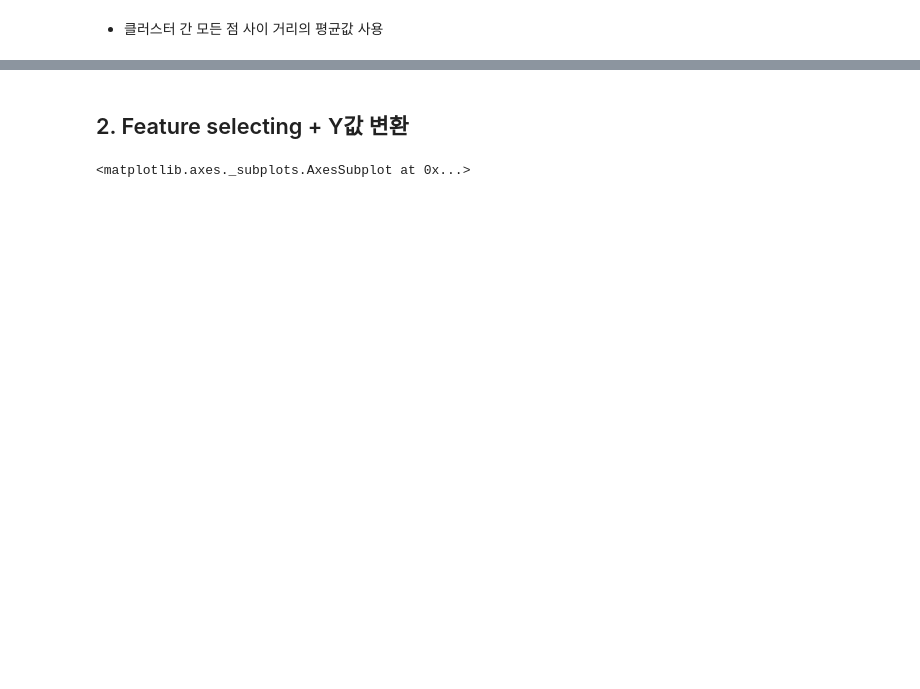
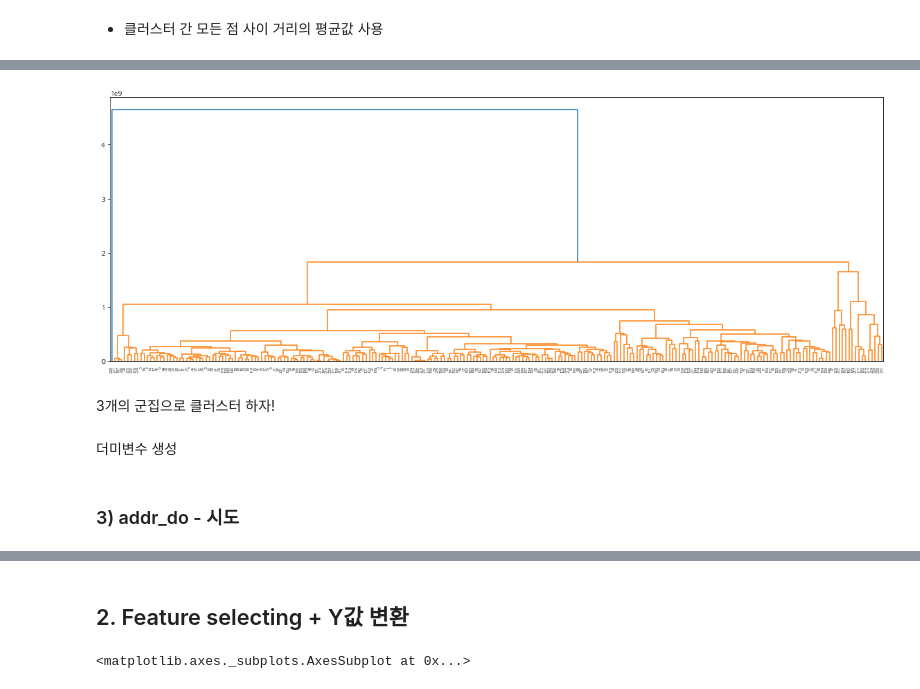
Before and after one commit to whdbfla6/ESC-21SPRING-FINAL, a Jupyter notebook: EDA/pre_EDA.ipynb, the cells around one changed output, grey strips where cells are left out. Drawn from its saved outputs; the diff is of its cells as text; code cells hidden in the pictures; blank space fills up the shorter version.

```diff
--- a/EDA/pre_EDA.ipynb
+++ b/EDA/pre_EDA.ipynb
@@ -144,0 +193,9 @@ c4 = df.iloc[[12,27,8,2,7,22,28,37,38,31,17,24,25,29]]['addr_si']
+# %%
+tmp = data['Appraisal_company'].unique()
+# %%
+df = pd.DataFrame(columns=['min','q1','q2','q3','max'])
+for i in tmp:
+    price = data[data['Appraisal_company']==i]['Hammer_price']
+    df = df.append(pd.Series(get_quantile(price),index=df.columns),ignore_index=True)
+# %%
+df['Appraisal_company'] = tmp
@@ -144,0 +211,9 @@ c4 = df.iloc[[12,27,8,2,7,22,28,37,38,31,17,24,25,29]]['addr_si']
+# %%
+cluster = linkage(df.iloc[:,:-1],method='average')
+# %%
+plt.figure(figsize=(20,7))
+dent = shc.dendrogram(cluster)
+# %% [output]
+[figure, added]
+# %% [markdown]
+3개의 군집으로 클러스터 하자!
@@ -144,0 +227,2 @@ c4 = df.iloc[[12,27,8,2,7,22,28,37,38,31,17,24,25,29]]['addr_si']
+# %% [markdown]
+더미변수 생성
@@ -144,0 +231,2 @@ c4 = df.iloc[[12,27,8,2,7,22,28,37,38,31,17,24,25,29]]['addr_si']
+# %% [markdown]
+### 3) addr_do - 시도
```
Also changed, not shown: parts of 33 cells of this notebook.
